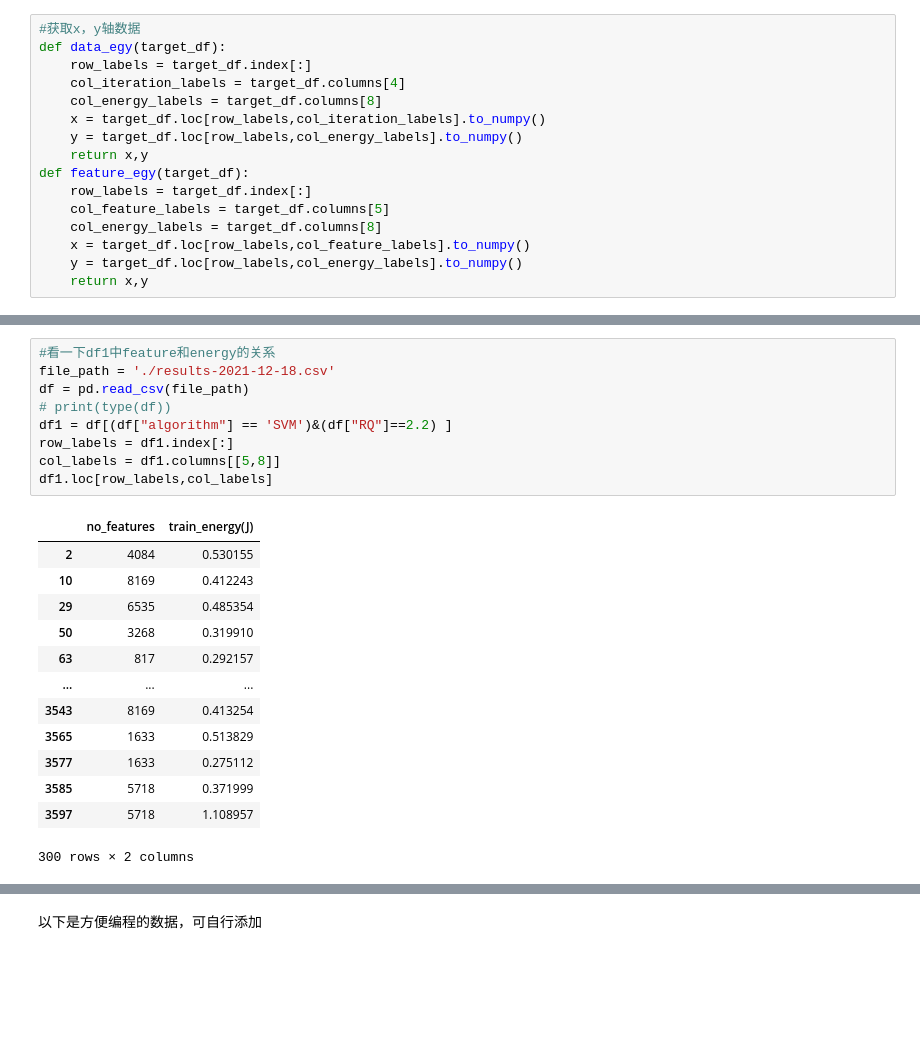
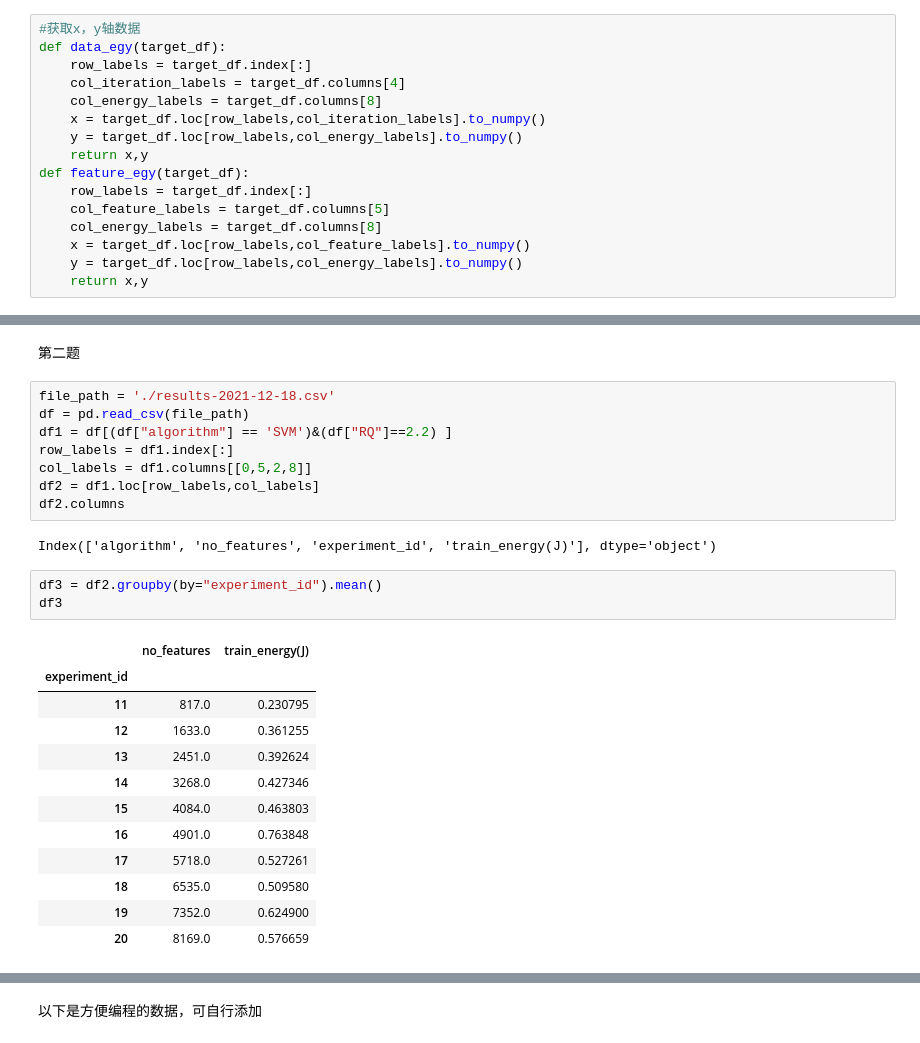
Before and after one commit to kikyo01/info250, a Jupyter notebook: project1/project1.ipynb, the cells around one changed output, grey strips where cells are left out. Saved outputs shown, nothing was run; the diff lists cells and outputs as text; blank space fills up the shorter version.

```diff
--- a/project1/project1.ipynb
+++ b/project1/project1.ipynb
@@ -49,23 +57,28 @@ def plot_scatter(ax,x,y):
+# %% [markdown]
+第二题
 # %%
-#看一下df1中feature和energy的关系
 file_path = './results-2021-12-18.csv'
 df = pd.read_csv(file_path)
-# print(type(df))
 df1 = df[(df["algorithm"] == 'SVM')&(df["RQ"]==2.2) ]
 row_labels = df1.index[:]
-col_labels = df1.columns[[5,8]]
-df1.loc[row_labels,col_labels]
+col_labels = df1.columns[[0,5,2,8]]
+df2 = df1.loc[row_labels,col_labels]
+df2.columns
 # %% [output]
-|  | no_features | train_energy(J) |
-| 2 | 4084 | 0.530155 |
-| 10 | 8169 | 0.412243 |
-| 29 | 6535 | 0.485354 |
-| 50 | 3268 | 0.319910 |
-| 63 | 817 | 0.292157 |
-| ... | ... | ... |
-| 3543 | 8169 | 0.413254 |
-| 3565 | 1633 | 0.513829 |
-| 3577 | 1633 | 0.275112 |
-| 3585 | 5718 | 0.371999 |
-| 3597 | 5718 | 1.108957 |
-300 rows × 2 columns
+Index(['algorithm', 'no_features', 'experiment_id', 'train_energy(J)'], dtype='object')
+# %%
+df3 = df2.groupby(by="experiment_id").mean()
+df3
+# %% [output]
+|  | no_features | train_energy(J) |
+| experiment_id |  |  |
+| 11 | 817.0 | 0.230795 |
+| 12 | 1633.0 | 0.361255 |
+| 13 | 2451.0 | 0.392624 |
+| 14 | 3268.0 | 0.427346 |
+| 15 | 4084.0 | 0.463803 |
+| 16 | 4901.0 | 0.763848 |
+| 17 | 5718.0 | 0.527261 |
+| 18 | 6535.0 | 0.509580 |
+| 19 | 7352.0 | 0.624900 |
+| 20 | 8169.0 | 0.576659 |
```
Also changed, not shown: parts of 8 cells of this notebook.
